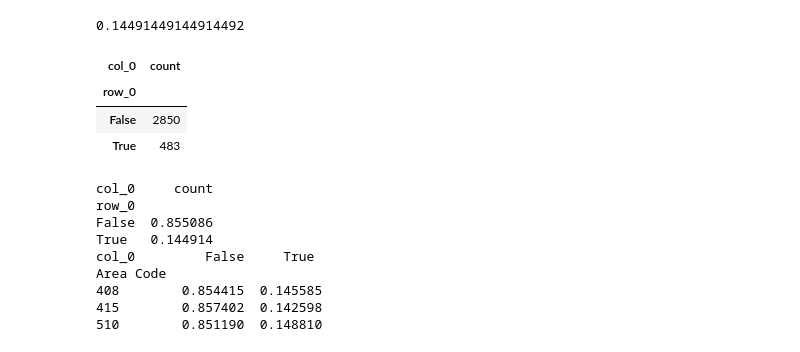
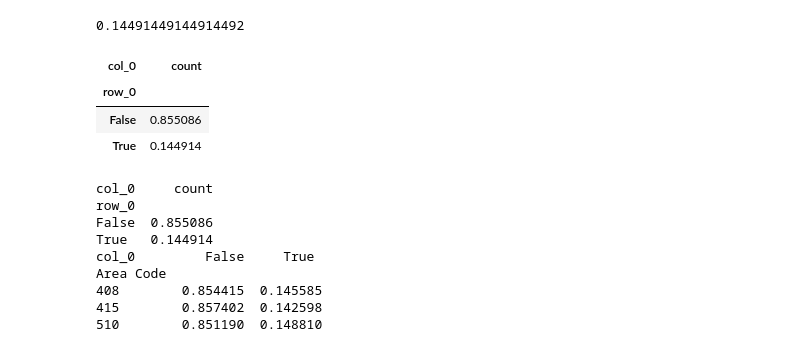
Before and after one commit to wil0u/python-formation-3, a Jupyter notebook: notebooks/TP_MLPython_PreparationChurn.ipynb, the cells around one changed output. Cells and saved outputs as stored; diff of their text form; code cells hidden in the pictures.

```diff
--- a/notebooks/TP_MLPython_PreparationChurn.ipynb
+++ b/notebooks/TP_MLPython_PreparationChurn.ipynb
@@ -59,12 +89,12 @@ print(y.mean())
 # %% [output]
 0.14491449144914492
 # %%
-pd.crosstab(y, columns = 'count')
+pd.crosstab(y, columns = 'count',normalize='all')
 # %% [output]
 | col_0 | count |
 | row_0 |  |
-| False | 2850 |
-| True | 483 |
+| False | 0.855086 |
+| True | 0.144914 |
 # %%
 #	En %
 print(pd.crosstab(y, columns = 'count', normalize=True))
```
Also changed, not shown: parts of 21 cells of this notebook, 2 other files.
